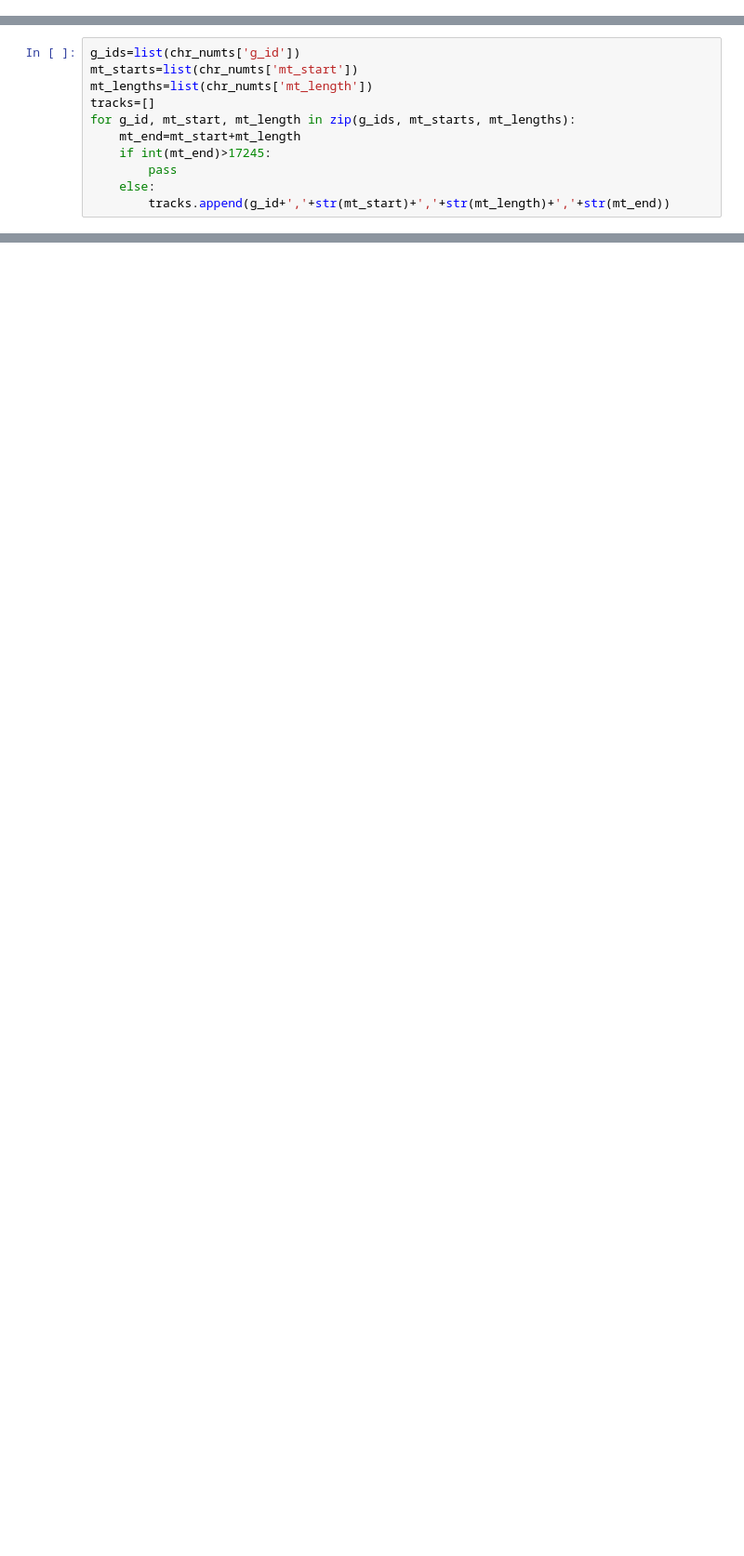
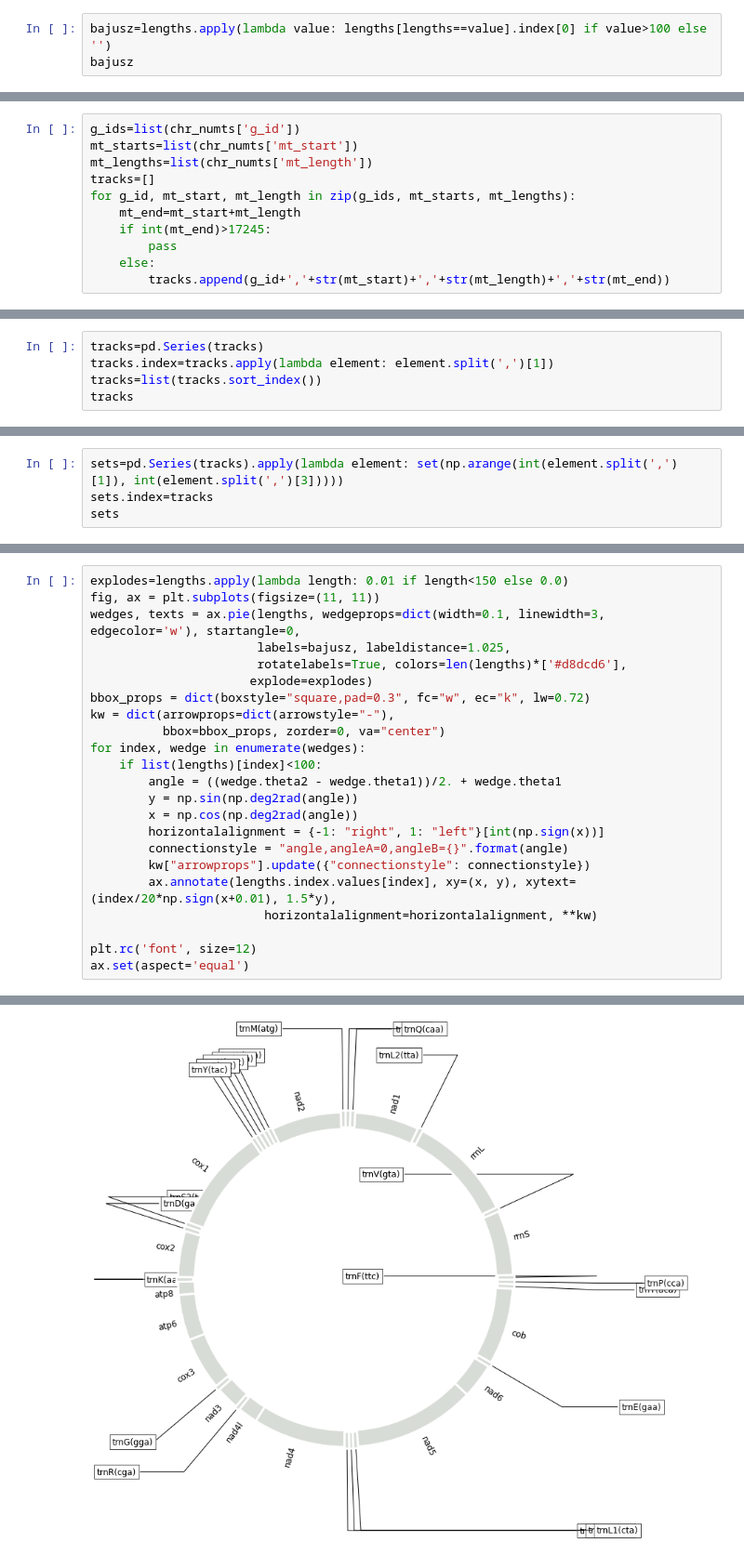
Before and after one commit to balintbiro/Oryctolagus_cuniculus_numts, a Jupyter notebook: codes/trials/mt_visualization_matrix_based.ipynb, the cells around one changed output, grey strips where cells are left out. Shown at 93% size. Saved outputs shown, nothing was run; the diff lists cells and outputs as text; blank space fills up the shorter version.

Commit message:
mt_visualization

```diff
--- a/codes/trials/mt_visualization_matrix_based.ipynb
+++ b/codes/trials/mt_visualization_matrix_based.ipynb
@@ -64,3 +65,6 @@ cob           1134
 trnT(aca)       66
 trnP(cca)       66
 dtype: int64
+# %%
+bajusz=lengths.apply(lambda value: lengths[lengths==value].index[0] if value>100 else '')
+bajusz
@@ -220,0 +133,5 @@ dtype: object
+# %%
+tracks=pd.Series(tracks)
+tracks.index=tracks.apply(lambda element: element.split(',')[1])
+tracks=list(tracks.sort_index())
+tracks
@@ -220,0 +156,4 @@ dtype: object
+# %%
+sets=pd.Series(tracks).apply(lambda element: set(np.arange(int(element.split(',')[1]), int(element.split(',')[3]))))
+sets.index=tracks
+sets
@@ -275,0 +297,24 @@ dtype: object
+# %%
+explodes=lengths.apply(lambda length: 0.01 if length<150 else 0.0)
+fig, ax = plt.subplots(figsize=(11, 11))
+wedges, texts = ax.pie(lengths, wedgeprops=dict(width=0.1, linewidth=3, edgecolor='w'), startangle=0,
+                       labels=bajusz, labeldistance=1.025,
+                       rotatelabels=True, colors=len(lengths)*['#d8dcd6'],
+                      explode=explodes)
+bbox_props = dict(boxstyle="square,pad=0.3", fc="w", ec="k", lw=0.72)
+kw = dict(arrowprops=dict(arrowstyle="-"),
+          bbox=bbox_props, zorder=0, va="center")
+for index, wedge in enumerate(wedges):
+    if list(lengths)[index]<100:
+        angle = ((wedge.theta2 - wedge.theta1))/2. + wedge.theta1
+        y = np.sin(np.deg2rad(angle))
+        x = np.cos(np.deg2rad(angle))
+        horizontalalignment = {-1: "right", 1: "left"}[int(np.sign(x))]
+        connectionstyle = "angle,angleA=0,angleB={}".format(angle)
+        kw["arrowprops"].update({"connectionstyle": connectionstyle})
+        ax.annotate(lengths.index.values[index], xy=(x, y), xytext=(index/20*np.sign(x+0.01), 1.5*y),
+                        horizontalalignment=horizontalalignment, **kw)
+
+plt.rc('font', size=12)
+ax.set(aspect='equal')
+# %% [output]
@@ -275,0 +322 @@ dtype: object
+[figure, added]
```
Also changed, not shown: parts of 26 cells of this notebook, 1 other file.
